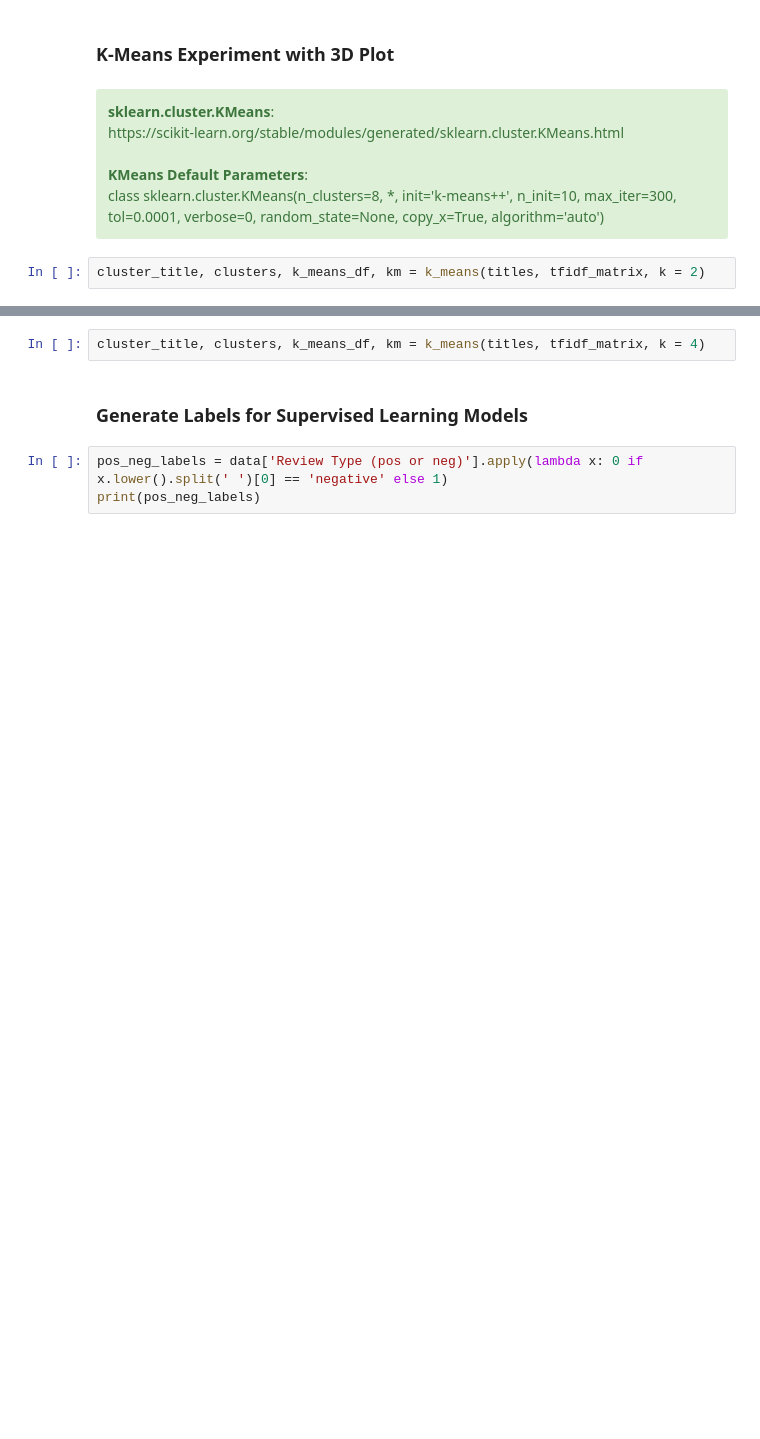
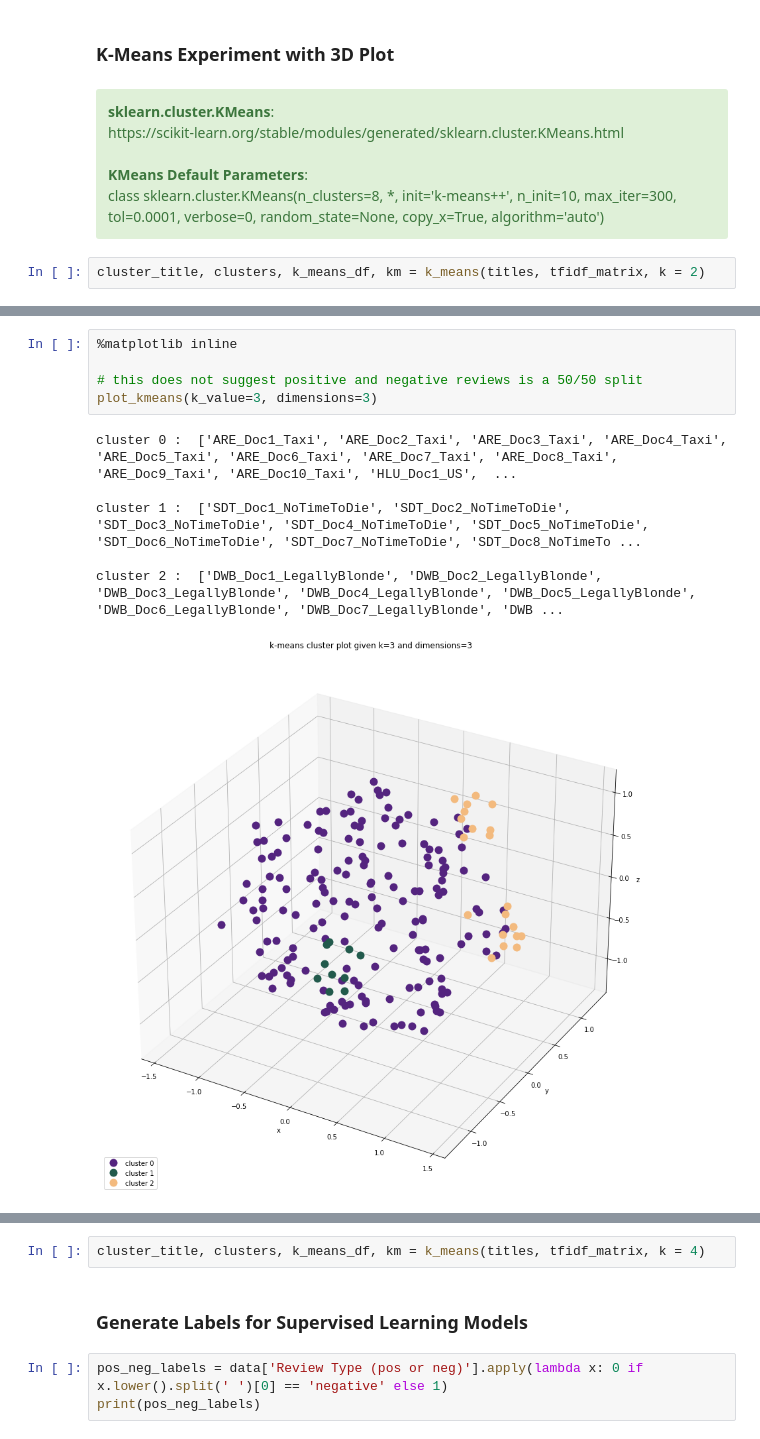
Before and after one commit to kb3k/random_nlp, a Jupyter notebook: week4/kerrys_2nd_assignment_msds453_summer2022.ipynb, the cells around one changed output, grey strips where cells are left out. Saved outputs shown, nothing was run; the diff lists cells and outputs as text; blank space fills up the shorter version.

```diff
--- a/week4/kerrys_2nd_assignment_msds453_summer2022.ipynb
+++ b/week4/kerrys_2nd_assignment_msds453_summer2022.ipynb
@@ -689,3 +954,15 @@ cluster 1 :  ['ARE_Doc1_Taxi', 'ARE_Doc2_Taxi', 'ARE_Doc3_Taxi', 'ARE_Doc4_Taxi'
+# %%
+%matplotlib inline
+
+# this does not suggest positive and negative reviews is a 50/50 split
+plot_kmeans(k_value=3, dimensions=3)
+# %% [output]
+cluster 0 :  ['ARE_Doc1_Taxi', 'ARE_Doc2_Taxi', 'ARE_Doc3_Taxi', 'ARE_Doc4_Taxi', 'ARE_Doc5_Taxi', 'ARE_Doc6_Taxi', 'ARE_Doc7_Taxi', 'ARE_Doc8_Taxi', 'ARE_Doc9_Taxi', 'ARE_Doc10_Taxi', 'HLU_Doc1_US',  ...
+
+cluster 1 :  ['SDT_Doc1_NoTimeToDie', 'SDT_Doc2_NoTimeToDie', 'SDT_Doc3_NoTimeToDie', 'SDT_Doc4_NoTimeToDie', 'SDT_Doc5_NoTimeToDie', 'SDT_Doc6_NoTimeToDie', 'SDT_Doc7_NoTimeToDie', 'SDT_Doc8_NoTimeTo ...
+
+cluster 2 :  ['DWB_Doc1_LegallyBlonde', 'DWB_Doc2_LegallyBlonde', 'DWB_Doc3_LegallyBlonde', 'DWB_Doc4_LegallyBlonde', 'DWB_Doc5_LegallyBlonde', 'DWB_Doc6_LegallyBlonde', 'DWB_Doc7_LegallyBlonde', 'DWB ...
+[figure, added]
 # %%
 %matplotlib inline
 
```
Also changed, not shown: parts of 43 cells of this notebook.
